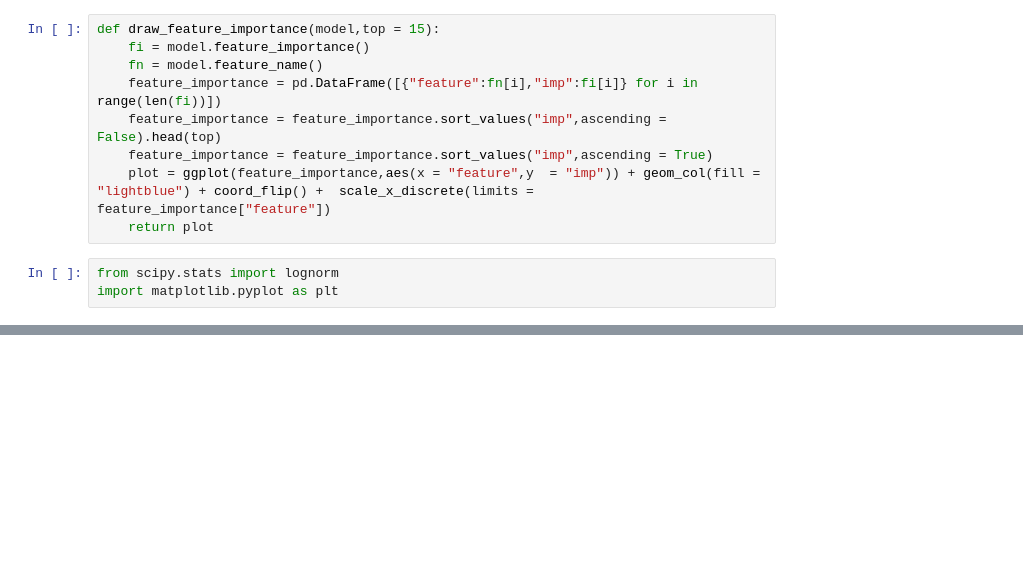
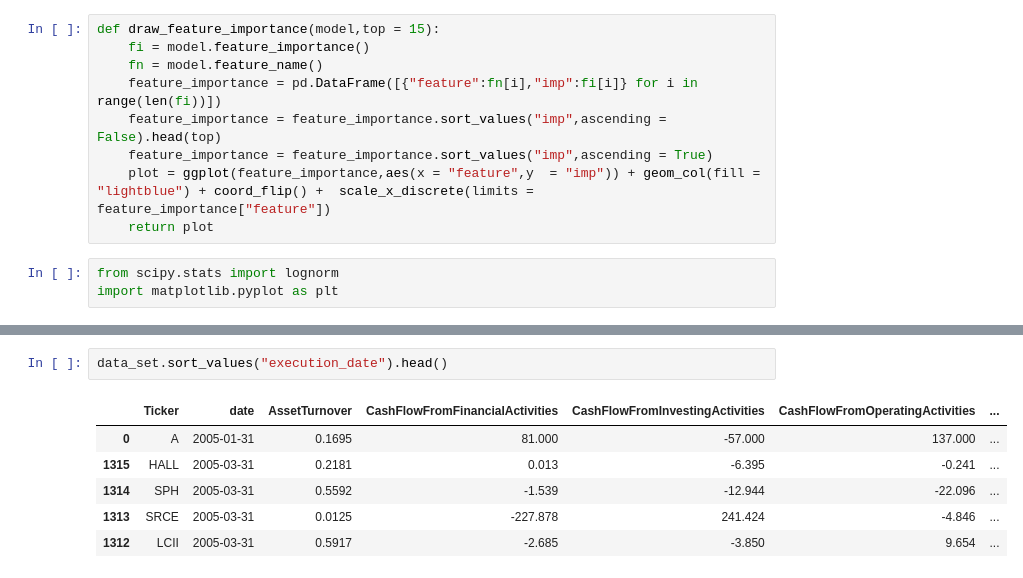
Before and after one commit to uhernando002/zrive-ds, a Jupyter notebook: src/module_5/module5.ipynb, the cells around one changed output, grey strips where cells are left out. Cells and saved outputs as stored; diff of their text form; blank space fills up the shorter version.

```diff
--- a/src/module_5/module5.ipynb
+++ b/src/module_5/module5.ipynb
@@ -300,0 +362,9 @@ import matplotlib.pyplot as plt
+# %%
+data_set.sort_values("execution_date").head()
+# %% [output]
+|  | Ticker | date | AssetTurnover | CashFlowFromFinancialActivities | CashFlowFromInvestingActivities | CashFlowFromOperatingActivities | ... |
+| 0 | A | 2005-01-31 | 0.1695 | 81.000 | -57.000 | 137.000 | ... |
+| 1315 | HALL | 2005-03-31 | 0.2181 | 0.013 | -6.395 | -0.241 | ... |
+| 1314 | SPH | 2005-03-31 | 0.5592 | -1.539 | -12.944 | -22.096 | ... |
+| 1313 | SRCE | 2005-03-31 | 0.0125 | -227.878 | 241.424 | -4.846 | ... |
+| 1312 | LCII | 2005-03-31 | 0.5917 | -2.685 | -3.850 | 9.654 | ... |
```
Also changed, not shown: parts of 12 cells of this notebook.
